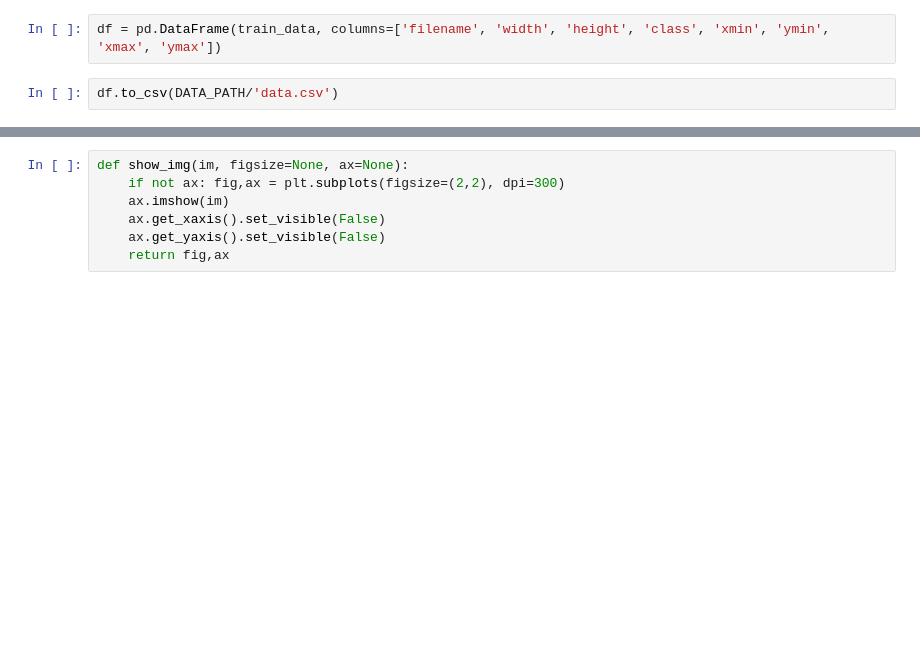
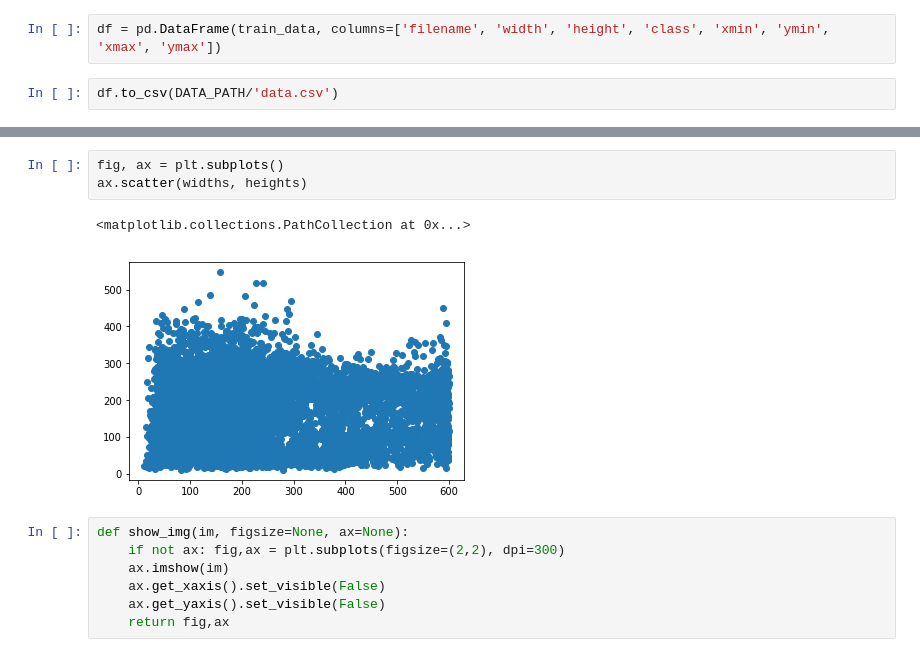
Before and after one commit to deepditch/deep.lib, a Jupyter notebook: RoadDamageData.ipynb, the cells around one changed output, grey strips where cells are left out. Drawn from its saved outputs; the diff is of its cells as text; blank space fills up the shorter version.

```diff
--- a/RoadDamageData.ipynb
+++ b/RoadDamageData.ipynb
@@ -60,3 +174,9 @@ df.to_csv(DATA_PATH/'data.csv')
+# %%
+fig, ax = plt.subplots()
+ax.scatter(widths, heights)
+# %% [output]
+<matplotlib.collections.PathCollection at 0x...>
+[figure, added]
 # %%
 def show_img(im, figsize=None, ax=None):
     if not ax: fig,ax = plt.subplots(figsize=(2,2), dpi=300)
```
Also changed, not shown: parts of 7 cells of this notebook, 12 other files.
